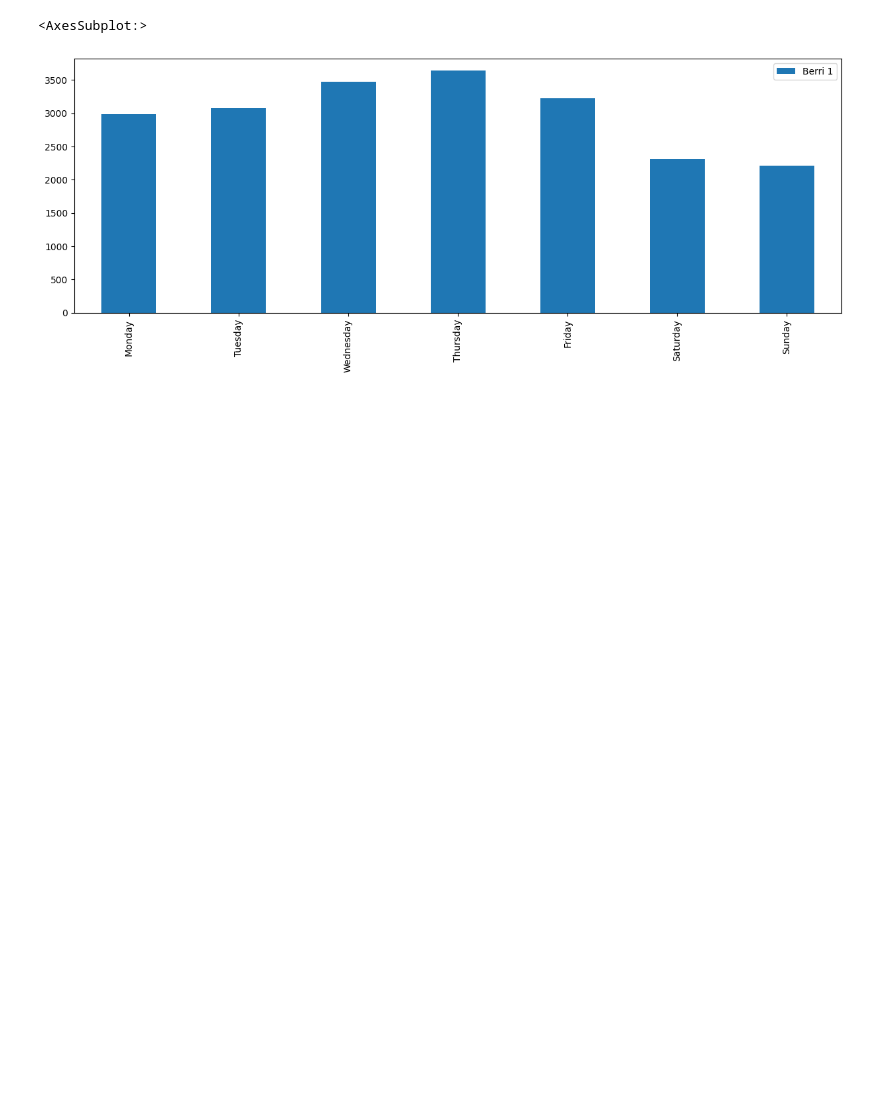
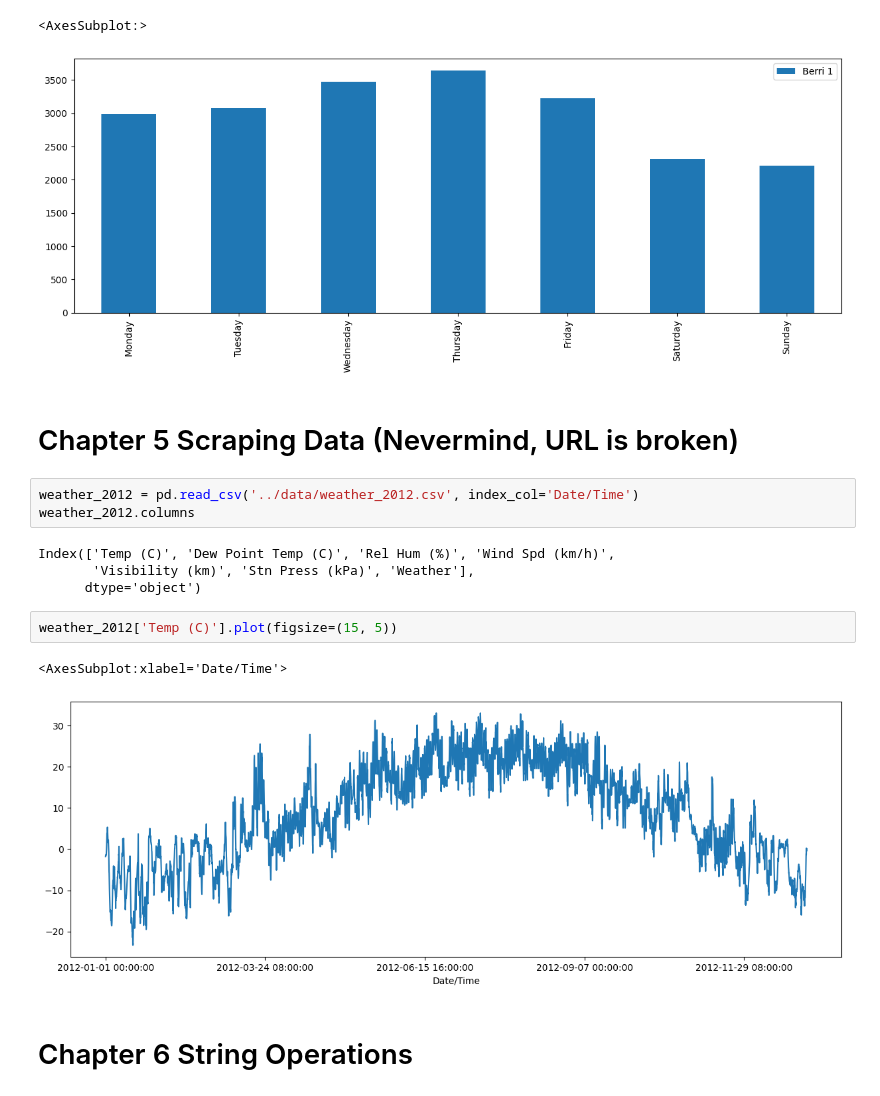
Before and after one commit to calvinfeng/pandas-cookbook, a Jupyter notebook: cooking/cookbook.ipynb, the cells around one changed output. Drawn from its saved outputs; the diff is of its cells as text; blank space fills up the shorter version.

Commit message:
Finished all 8 chapters

```diff
--- a/cooking/cookbook.ipynb
+++ b/cooking/cookbook.ipynb
@@ -447,3 +447,19 @@ weekday_means.plot(kind='bar', figsize=(15,5))
 # %% [output]
 <AxesSubplot:>
 [figure]
+# %% [markdown]
+# Chapter 5 Scraping Data (Nevermind, URL is broken)
+# %%
+weather_2012 = pd.read_csv('../data/weather_2012.csv', index_col='Date/Time')
+weather_2012.columns
+# %% [output]
+Index(['Temp (C)', 'Dew Point Temp (C)', 'Rel Hum (%)', 'Wind Spd (km/h)',
+       'Visibility (km)', 'Stn Press (kPa)', 'Weather'],
+      dtype='object')
+# %%
+weather_2012['Temp (C)'].plot(figsize=(15, 5))
+# %% [output]
+<AxesSubplot:xlabel='Date/Time'>
+[figure, added]
+# %% [markdown]
+# Chapter 6 String Operations
```
Also changed, not shown: parts of 53 cells of this notebook.
